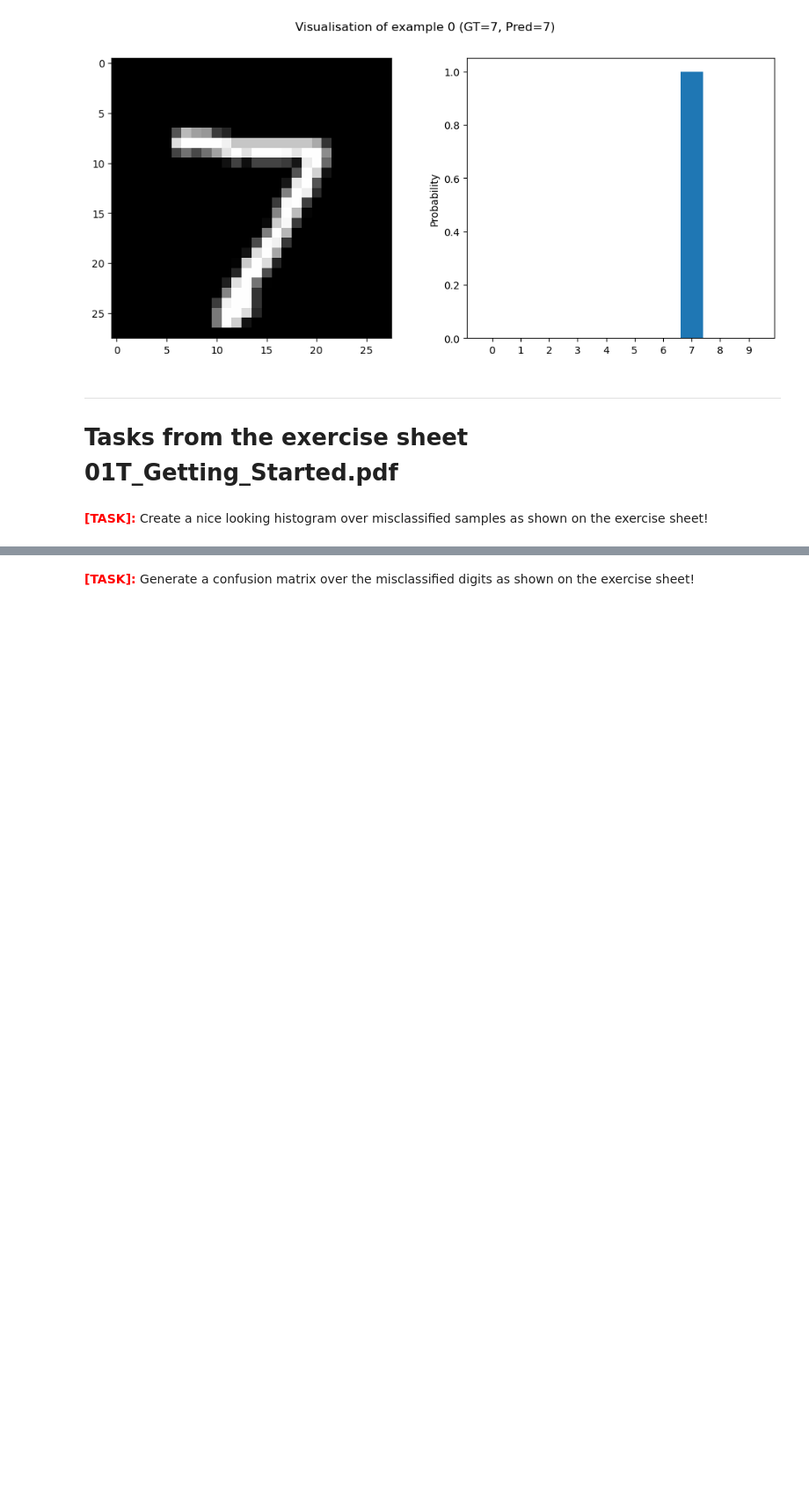
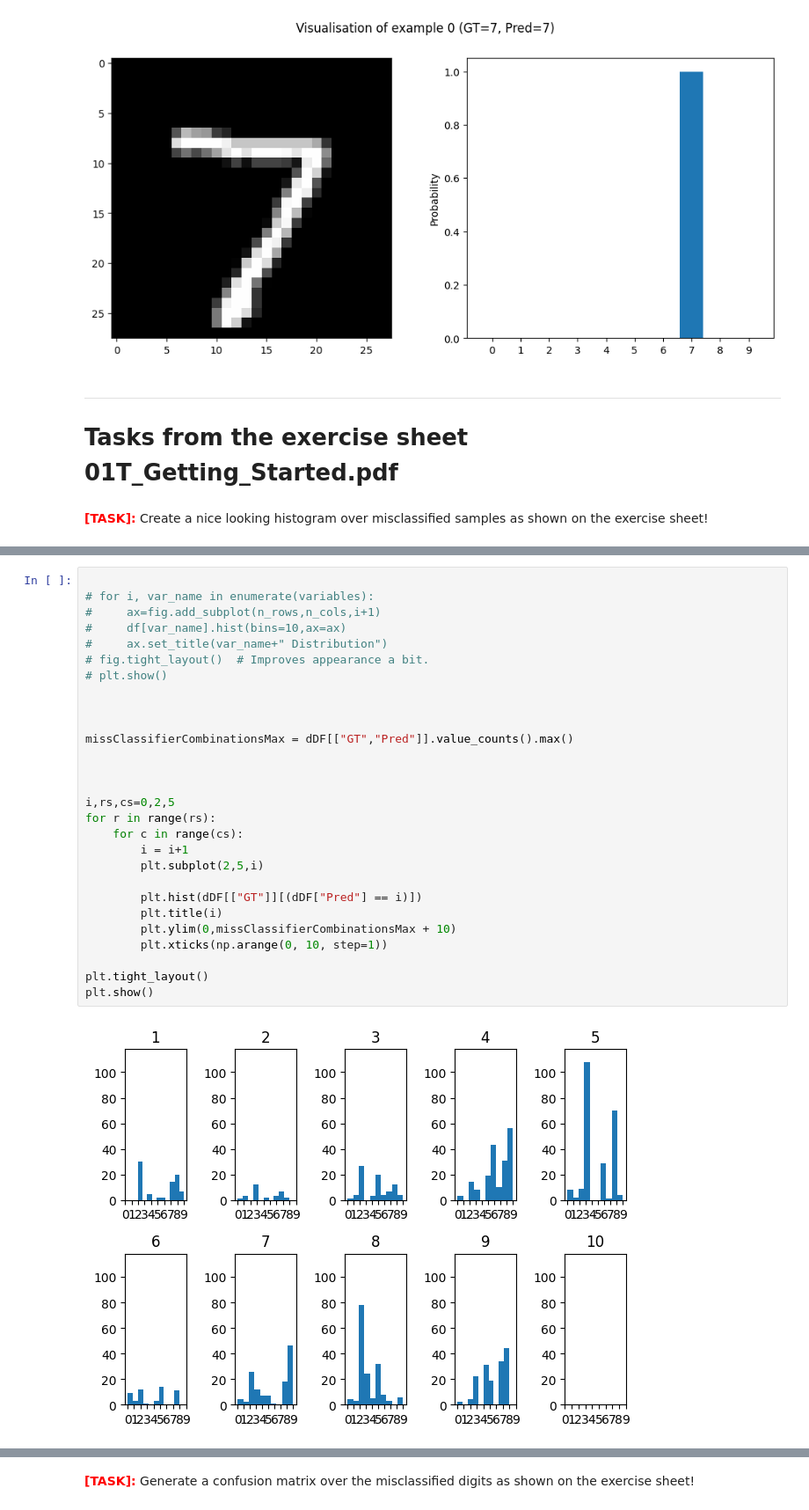
Before and after one commit to luimui/AI3-NN-SS24, a Jupyter notebook: 01T_Getting_Started.ipynb, the cells around one changed output, grey strips where cells are left out. Shown: that part at 88% size. Cells and saved outputs as stored; diff of their text form; blank space fills up the shorter version.

```diff
--- a/01T_Getting_Started.ipynb
+++ b/01T_Getting_Started.ipynb
@@ -247,0 +266,30 @@ show_sample(0)
+# %%
+
+# for i, var_name in enumerate(variables):
+#     ax=fig.add_subplot(n_rows,n_cols,i+1)
+#     df[var_name].hist(bins=10,ax=ax)
+#     ax.set_title(var_name+" Distribution")
+# fig.tight_layout()  # Improves appearance a bit.
+# plt.show()
+
+
+
+missClassifierCombinationsMax = dDF[["GT","Pred"]].value_counts().max()
+
+
+
+i,rs,cs=0,2,5
+for r in range(rs):
+    for c in range(cs):
+        i = i+1
+        plt.subplot(2,5,i)
+
+        plt.hist(dDF[["GT"]][(dDF["Pred"] == i)])
+        plt.title(i)
+        plt.ylim(0,missClassifierCombinationsMax + 10)
+        plt.xticks(np.arange(0, 10, step=1))
+
+plt.tight_layout()
+plt.show()
+# %% [output]
+[figure, added]
```
Also changed, not shown: parts of 17 cells of this notebook.
